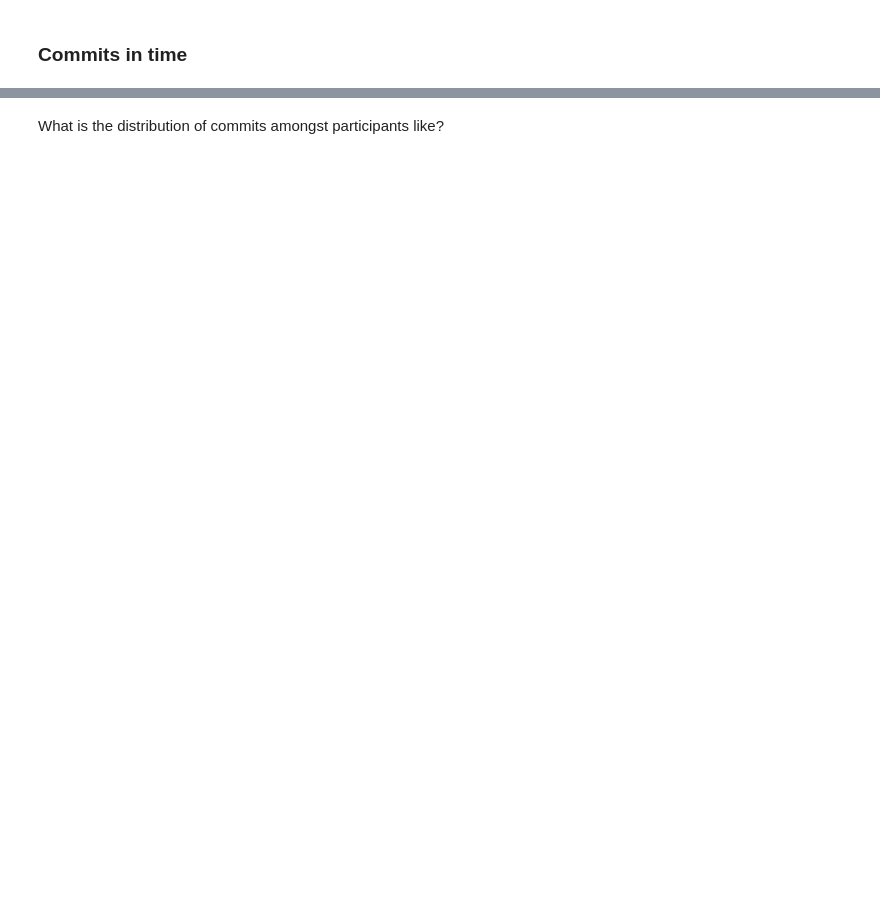
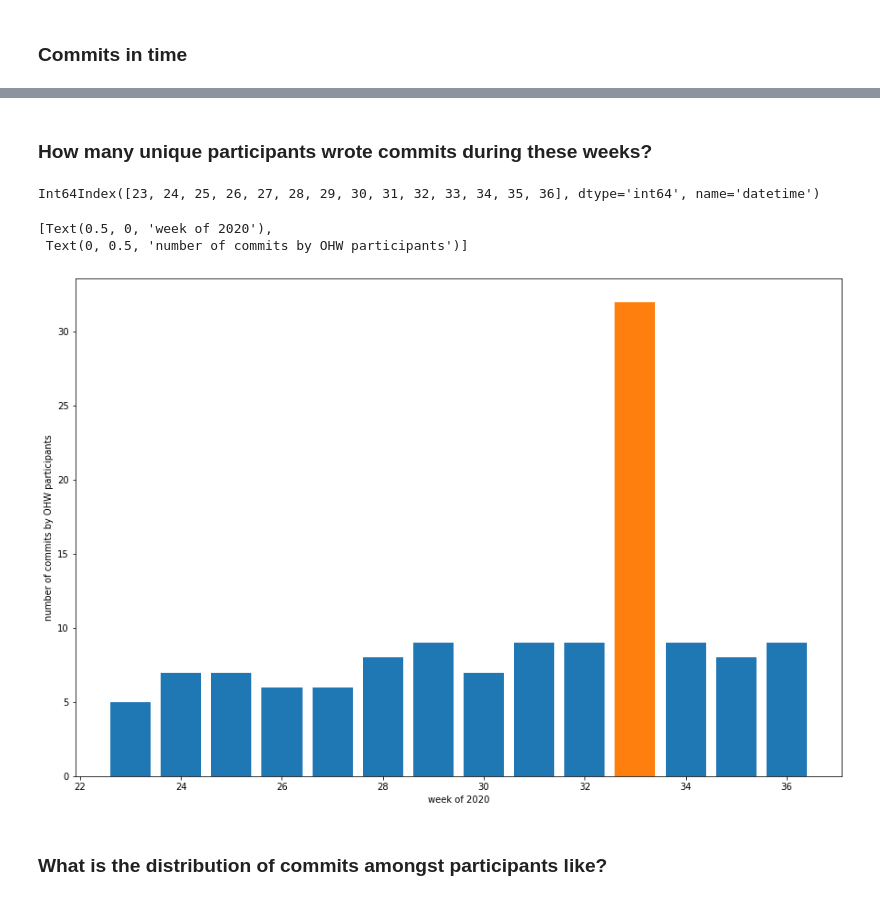
Before and after one commit to callumrollo/github-scraper, a Jupyter notebook: ohw_analysis.ipynb, the cells around one changed output, grey strips where cells are left out. Cells and saved outputs as stored; diff of their text form; code cells hidden in the pictures; blank space fills up the shorter version.

```diff
--- a/ohw_analysis.ipynb
+++ b/ohw_analysis.ipynb
@@ -48,2 +69,24 @@ ax.hist(df_ohw20.index)
+# %% [markdown]
+### How many unique participants wrote commits during these weeks?
+# %%
+weekly_commits.index
+# %% [output]
+Int64Index([23, 24, 25, 26, 27, 28, 29, 30, 31, 32, 33, 34, 35, 36], dtype='int64', name='datetime')
+# %%
+# severley unpythonic but it works
+week_commits = []
+unique_users = []
+for week in weekly_commits.index:
+    sub_df = df[df.index.week==week]
+    unique_users.append(len(sub_df.groupby('author').count()))
+# %%
+fig, ax = plt.subplots(figsize=(15,10))
+ax.bar(weekly_commits.index, unique_users)
+ax.bar(33, max(unique_users))
+ax.set(xlabel='week of 2020', ylabel='number of commits by OHW participants')
+# %% [output]
+[Text(0.5, 0, 'week of 2020'),
+ Text(0, 0.5, 'number of commits by OHW participants')]
+[figure, added]
 # %% [markdown]
-What is the distribution of commits amongst participants like?
+### What is the distribution of commits amongst participants like?
```
Also changed, not shown: parts of 16 cells of this notebook, 1 other file.
